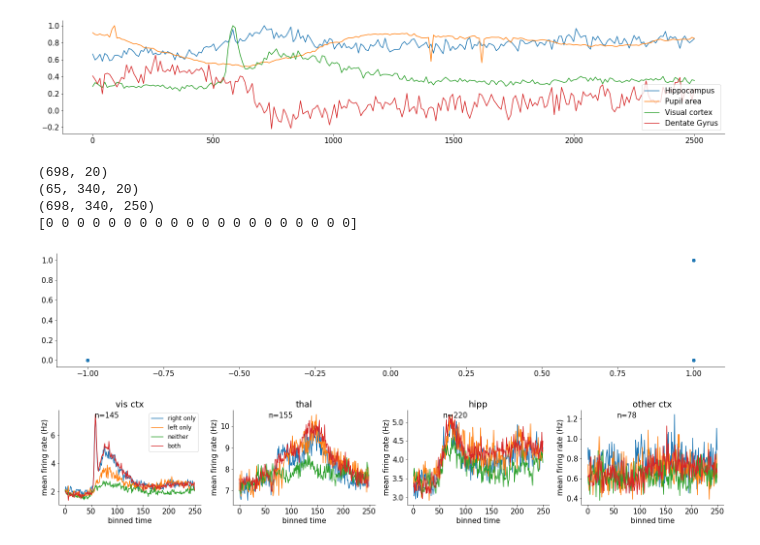
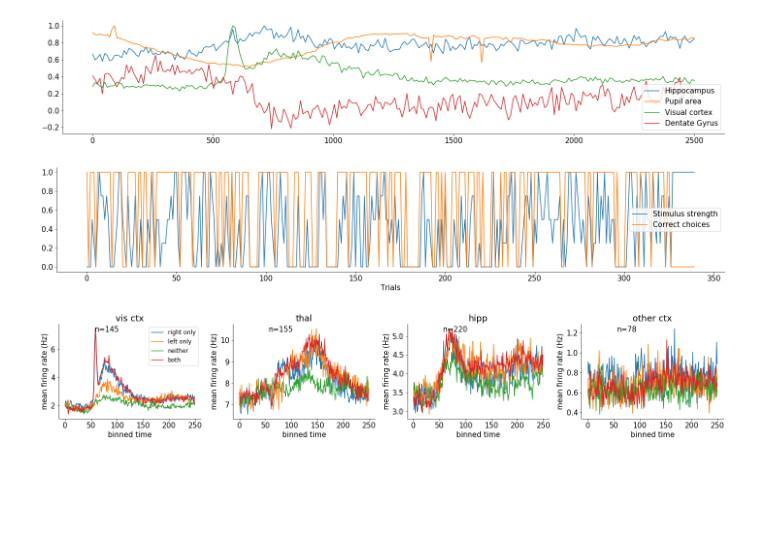
Before and after one commit to EmiliosIsaias/RattusDeus, a Jupyter notebook: Project_Notebook.ipynb, the cells around one changed output. Saved outputs shown, nothing was run; the diff lists cells and outputs as text; code cells hidden in the pictures; blank space fills up the shorter version.

```diff
--- a/Project_Notebook.ipynb
+++ b/Project_Notebook.ipynb
@@ -175,44 +175,61 @@ area1 = (dat['brain_area']=="DG")
 x = ( dat['spks'][area1][:,:,(t>dat["stim_onset"]*1000-200) & (t<dat["stim_onset"]*1000)].mean(axis=(0,1)) \
     - dat['spks_passive'][area1][:,:,(t>dat["stim_onset"]*1000-200) & (t<dat["stim_onset"]*1000)].mean(axis=(0,1)) )
 #print(np.linalg.norm(xn))
 #print(max(x))
 x = x/np.linalg.norm(x)
-print(dat['spks'][:,1,(t>dat["stim_onset"]*1000-200) & (t<dat["stim_onset"]*1000)].shape)
+#print(dat['spks'][:,1,(t>dat["stim_onset"]*1000-200) & (t<dat["stim_onset"]*1000)].shape)
 
 #plt.plot(t[(t>dat["stim_onset"]*1000-200) & (t<dat["stim_onset"]*1000)],x)
 engInd = np.zeros([dat['spks'].shape[1]])
 
-cue = np.sign(dat['contrast_left']-dat['contrast_right'])
+cue= np.sign(dat['contrast_left']-dat['contrast_right'])
+cue_cont= (dat['contrast_left']-dat['contrast_right'])
 correctChoice =  (cue==dat['response'] )
-print(dat['spks'][area1][:,:,(t>dat["stim_onset"]*1000-200) & (t<dat["stim_onset"]*1000)].shape)  # (t>dat["stim_onset"]*1000-200) & (t<dat["stim_onset"]*1000)].shape)
+#print(dat['spks'][area1][:,:,(t>dat["stim_onset"]*1000-200) & (t<dat["stim_onset"]*1000)].shape)  # (t>dat["stim_onset"]*1000-200) & (t<dat["stim_onset"]*1000)].shape)
 
 for j in range(dat['spks'].shape[1]):
     engInd[j] = dat['spks'][area1][:,j,(t>dat["stim_onset"]*1000-200) & (t<dat["stim_onset"]*1000)].mean(axis=0) @ x
 
 
 
-print(dat['spks'].shape)
-print(dat['spks'][area1][1,1,(t>dat["stim_onset"]*1000-200) & (t<dat["stim_onset"]*1000)])
+#print(dat['spks'].shape)
+#print(dat['spks'][area1][1,1,(t>dat["stim_onset"]*1000-200) & (t<dat["stim_onset"]*1000)])
 #plt.plot(x)
 #plt.plot(engInd)
 #plt.plot((dat['feedback_type']+1)/4)
 #print(cue)
-plt.scatter(dat['feedback_type'],correctChoice)
+#plt.scatter(dat['feedback_type'],correctChoice)
 #plt.scatter(correctChoice,engInd)
+
+
 #matplotlib.pyplot.boxplot([engInd[~correctChoice], engInd[correctChoice]])
+#plt.xticks(np.arange(3), ('','Incorrect', 'Correct'))
+#plt.ylabel("Engagement index")
+#plt.xlim([0.5,2.5])
+
+
+
 #plt.plot((correctChoice+1)/4)
 #plt.plot((cue+1)/4)
 #plt.plot((dat['response']+1)/4)
 #print(t[(t>dat["stim_onset"]*1000-200) & (t<dat["stim_onset"]*1000)])
 #print(t.any(t>dat["stim_onset"]*1000-200 and t<dat["stim_onset"]*1000))
 # print(engInd)
 #print(t[t>dat["stim_onset"]*1000-200 and t< dat["stim_onset"]*1000])
+#plt.xlim([100,150])
+# cross correlation
+
+#plt.xcorr(engInd-np.mean(engInd),(correctChoice), normed=True)
+#_ = plt.xcorr(np.abs(cue_cont),(correctChoice), normed=True,maxlags= 170)
+plt.plot(np.abs(cue_cont))
+plt.plot(correctChoice)
+plt.legend(['Stimulus strength','Correct choices'])
+#plt.scatter(correctChoice,np.abs(cue_cont))
+plt.xlabel("Trials")
+#plt.ylabel("Stimulus strenght / Correct choices (a.u.) ")
+plt.savefig("test.png")
 # %% [output]
-(698, 20)
-(65, 340, 20)
-(698, 340, 250)
-[0 0 0 0 0 0 0 0 0 0 0 0 0 0 0 0 0 0 0 0]
-[figure, old version]
+[figure, new version]
 # %%
 #@title plots by brain region and visual conditions
 for j in range(nareas):
```
Also changed, not shown: parts of 1 cell of this notebook.
